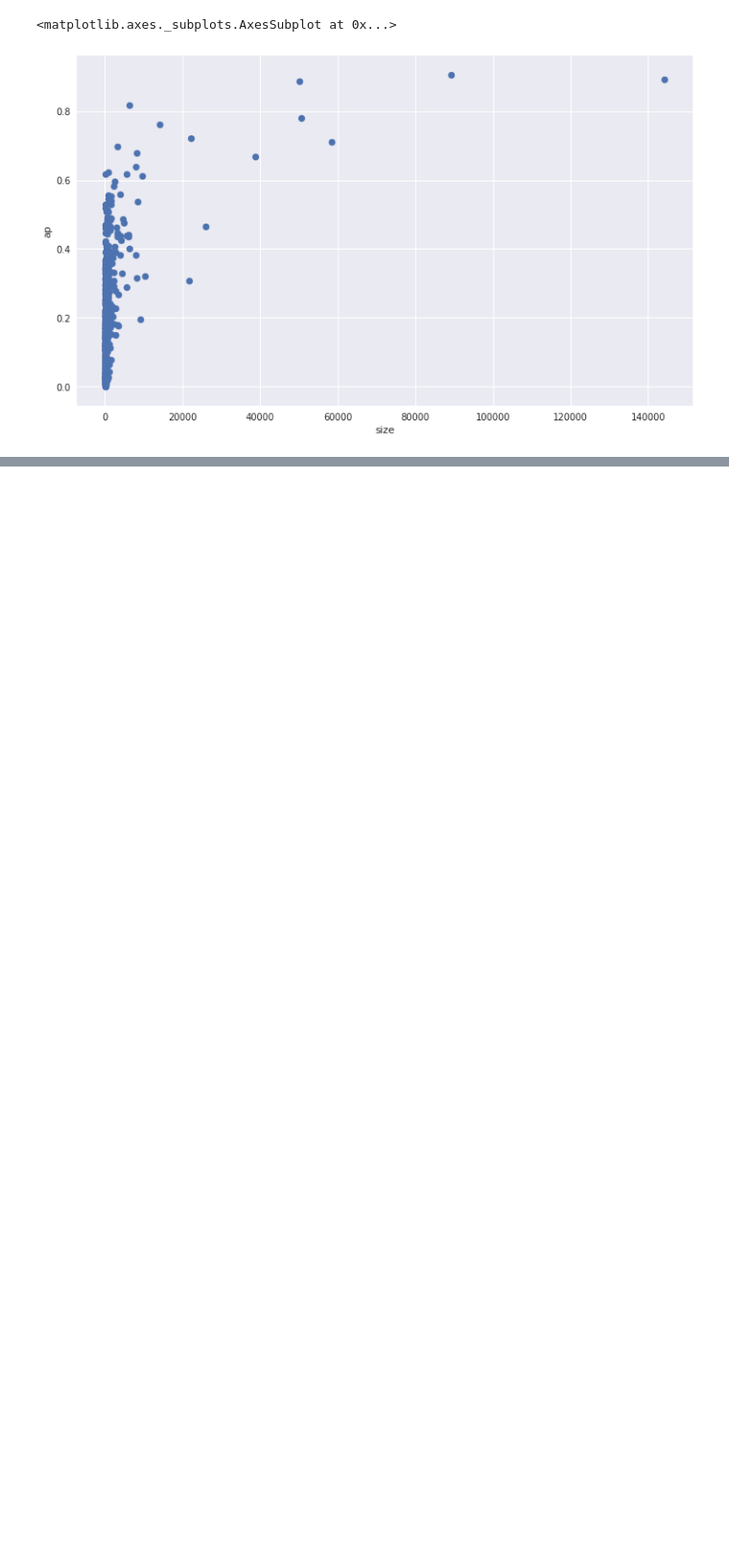
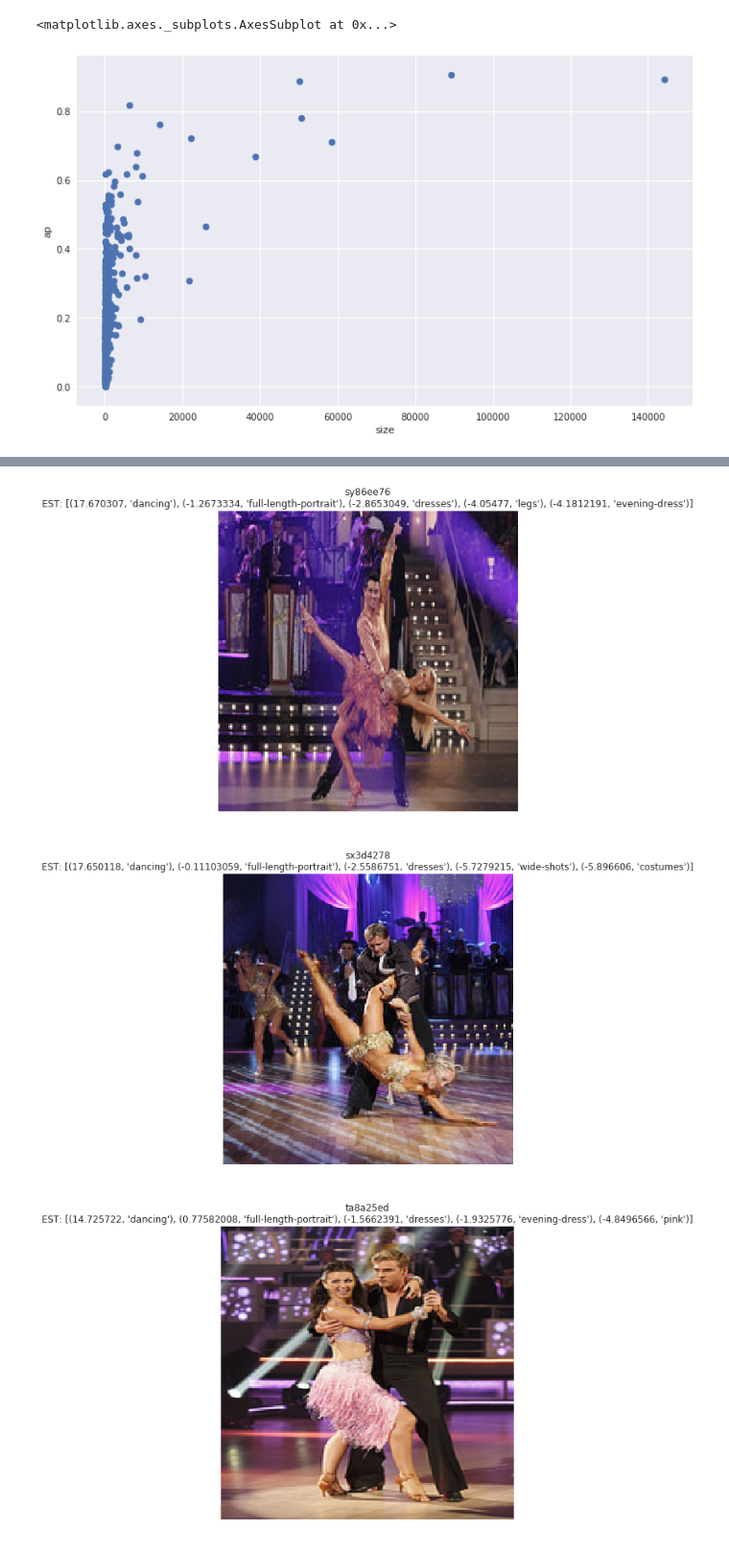
Before and after one commit to uvNikita/master-thesis-src, a Jupyter notebook: notebooks/testing/testing.ipynb, the cells around one changed output, grey strips where cells are left out. Shown at 96% size. Drawn from its saved outputs; the diff is of its cells as text; code cells hidden in the pictures; blank space fills up the shorter version.

```diff
--- a/notebooks/testing/testing.ipynb
+++ b/notebooks/testing/testing.ipynb
@@ -588,0 +631,6 @@ raw_50_ft_caffenet_adam.average_precision.sort_values('size').head(1000).plot('s
+# %%
+raw_50_ft_caffenet_adam_5000.show_top_pictures('dancing', 3)
+# %% [output]
+[figure, added]
+[figure, added]
+[figure, added]
```
Also changed, not shown: parts of 8 cells of this notebook, 1 other file.
